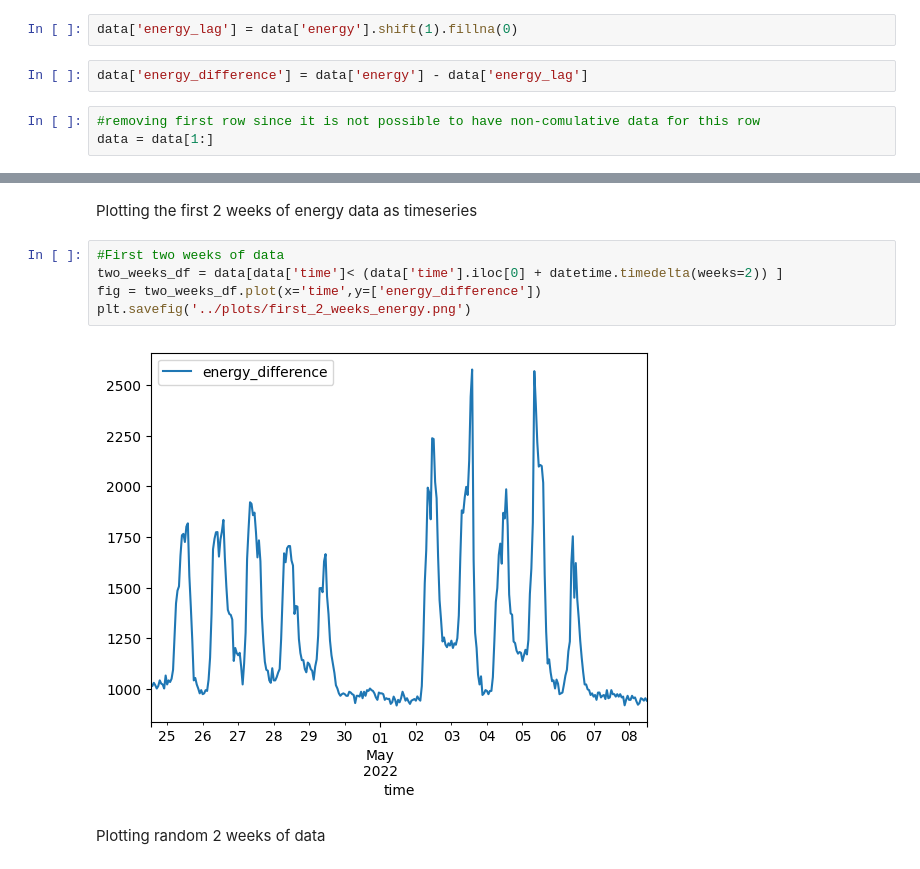
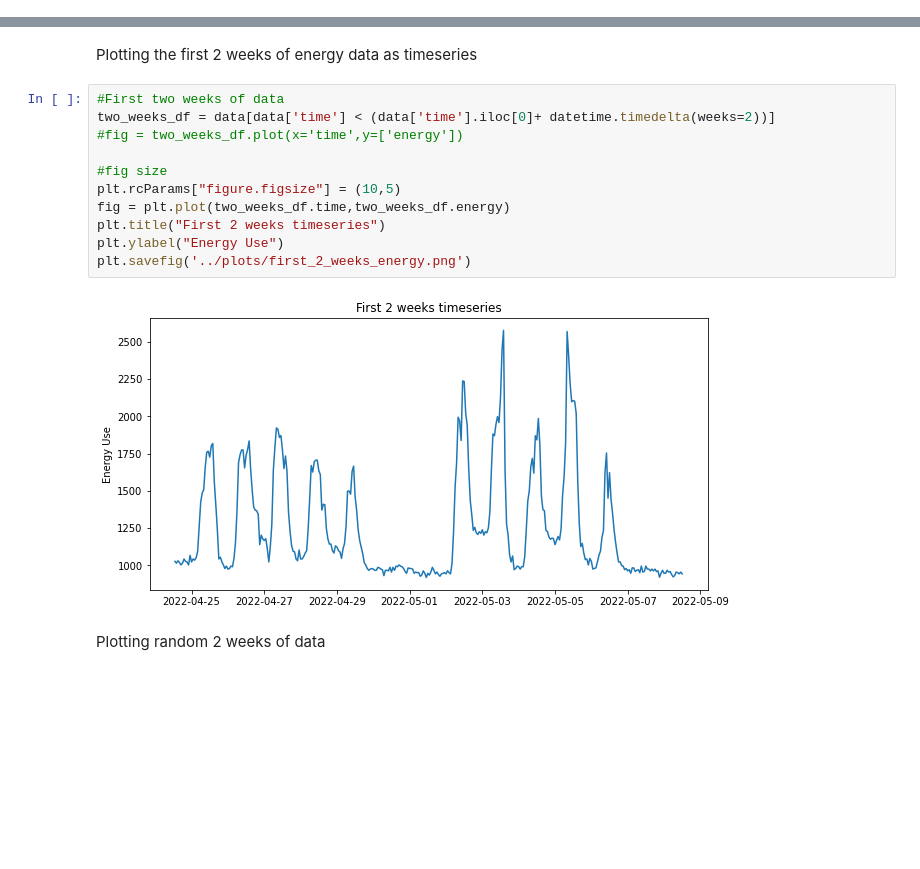
Before and after one commit to tug-cps/InffeldEnergy, a Jupyter notebook: notebooks/analysis.ipynb, the cells around one changed output, grey strips where cells are left out. Saved outputs shown, nothing was run; the diff lists cells and outputs as text; blank space fills up the shorter version.

Commit message:
fixed energy comulative

```diff
--- a/notebooks/analysis.ipynb
+++ b/notebooks/analysis.ipynb
@@ -8,13 +8,6 @@ import datetime
 # %%
 data = pd.read_csv('../data/preprocessed.csv',parse_dates=True)
 data['time'] = data['time'].apply(datetime.datetime.fromisoformat)
-# %%
-data['energy_lag'] = data['energy'].shift(1).fillna(0)
-# %%
-data['energy_difference'] = data['energy'] - data['energy_lag']
-# %%
-#removing first row since it is not possible to have non-comulative data for this row
-data = data[1:]
 # %%
 def get_month(datetime_obj):
     return datetime_obj.month
@@ -22,11 +15,17 @@ def get_month(datetime_obj):
 Plotting the first 2 weeks of energy data as timeseries
 # %%
 #First two weeks of data
-two_weeks_df = data[data['time']< (data['time'].iloc[0] + datetime.timedelta(weeks=2)) ]
-fig = two_weeks_df.plot(x='time',y=['energy_difference'])
+two_weeks_df = data[data['time'] < (data['time'].iloc[0]+ datetime.timedelta(weeks=2))]
+#fig = two_weeks_df.plot(x='time',y=['energy'])
+
+#fig size
+plt.rcParams["figure.figsize"] = (10,5)
+fig = plt.plot(two_weeks_df.time,two_weeks_df.energy)
+plt.title("First 2 weeks timeseries")
+plt.ylabel("Energy Use")
 plt.savefig('../plots/first_2_weeks_energy.png')
 # %% [output]
-[figure, old version]
+[figure, new version]
 # %% [markdown]
 Plotting random 2 weeks of data
 # %%
```
Also changed, not shown: parts of 2 cells of this notebook.
